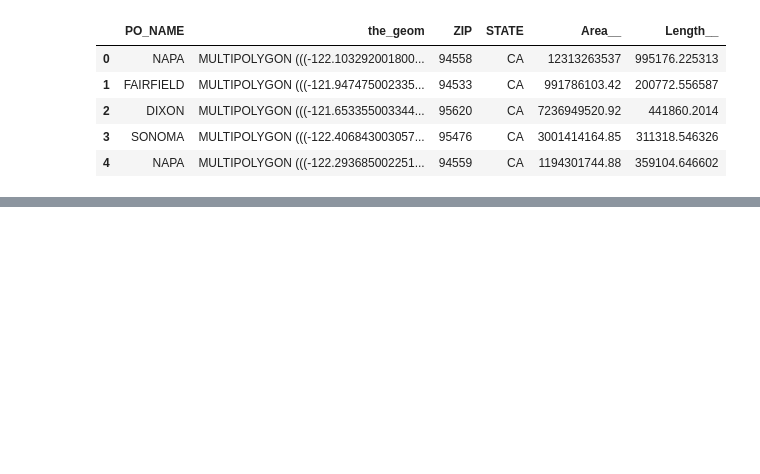
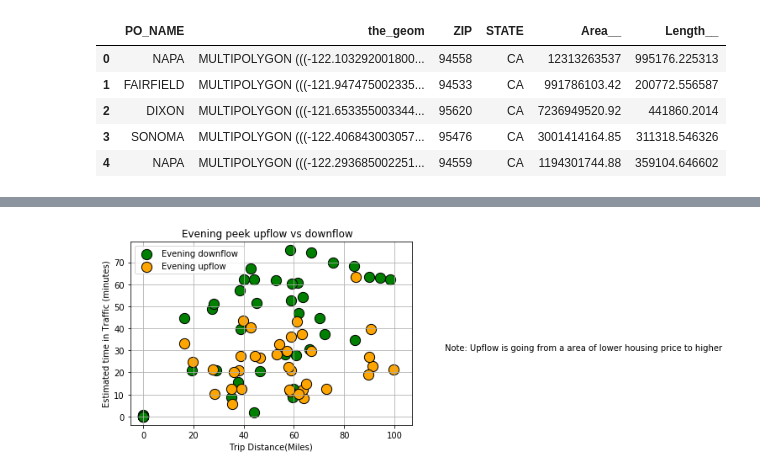
Before and after one commit to lishuai928/Project-Gmap-Graphs, a Jupyter notebook: Traffic tracker.ipynb, the cells around one changed output, grey strips where cells are left out. Drawn from its saved outputs; the diff is of its cells as text; code cells hidden in the pictures; blank space fills up the shorter version.

```diff
--- a/Traffic tracker.ipynb
+++ b/Traffic tracker.ipynb
@@ -156,0 +263,14 @@ traffic_df
+# %%
+plt.scatter(y=nh_up['Traffic(minutes)'],x = nh_up['Distance(Miles)'],c='green',s=150,label='Evening downflow ',edgecolor ='black',marker='o' )
+plt.scatter(y=nh_down['Traffic(minutes)'],x = nh_down['Distance(Miles)'],c='orange',s=150,label='Evening upflow ',edgecolor ='black',marker='o' )
+plt.title("Evening peek upflow vs downflow  ")
+plt.xlabel("Trip Distance(Miles)")
+plt.ylabel("Estimated time in Traffic (minutes)")
+plt.legend(labels=["Evening downflow " , "Evening upflow"], loc="best")
+text2 =  """Note: Upflow is going from a area of lower housing price to higher"""
+plt.text(120, 30,text2)
+plt.grid(True)
+plt.savefig("Traffic_scatter4.png")
+plt.show()
+# %% [output]
+[figure, added]
```
Also changed, not shown: parts of 21 cells of this notebook, 7 other files.
